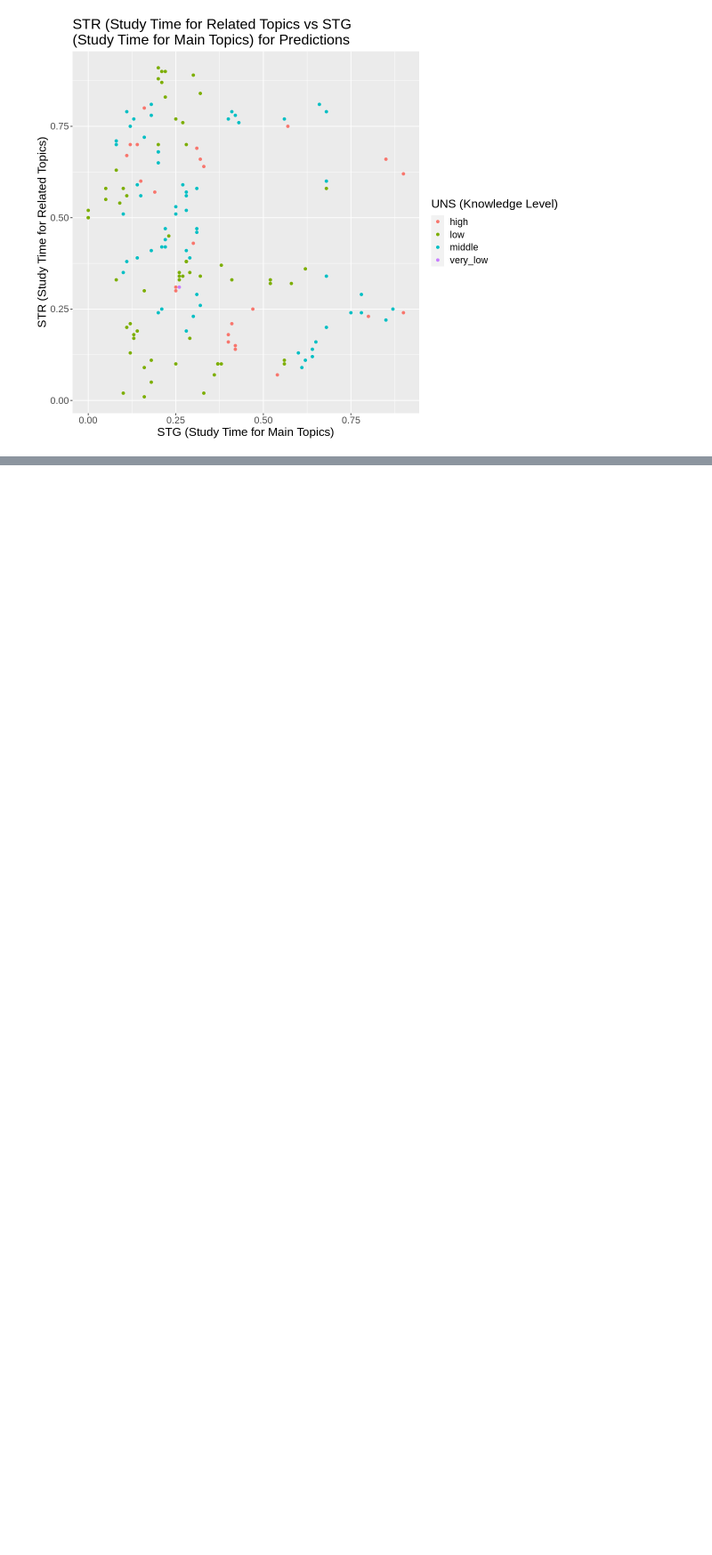
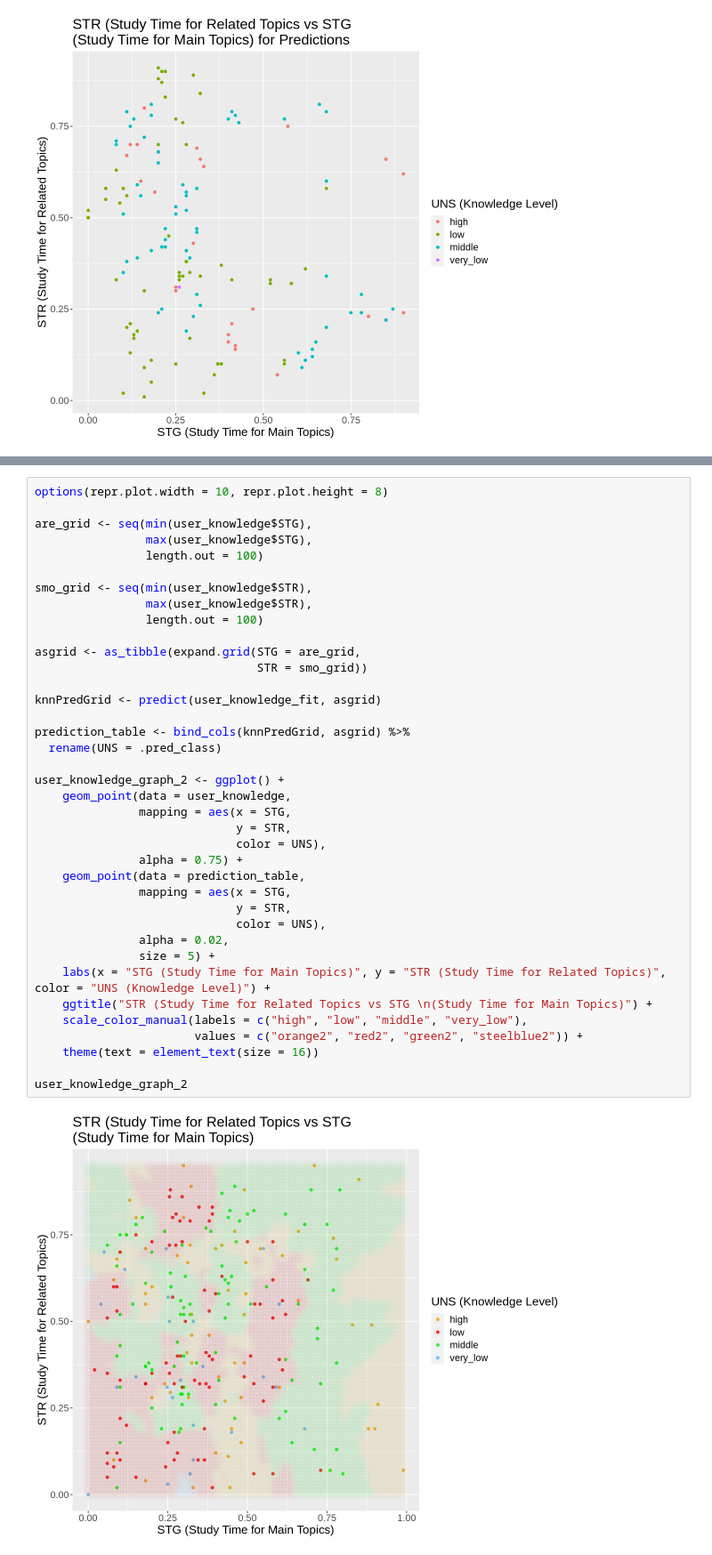
Before and after one commit to Wills-Hao/DSCI-100-project, a Jupyter notebook: final_group_project.ipynb, the cells around one changed output, grey strips where cells are left out. Shown at 89% size. Saved outputs shown, nothing was run; the diff lists cells and outputs as text; blank space fills up the shorter version.

Commit message:
added a graph to discussions

```diff
--- a/final_group_project.ipynb
+++ b/final_group_project.ipynb
@@ -609,0 +614,40 @@ predictions_graph
+# %%
+options(repr.plot.width = 10, repr.plot.height = 8)
+
+are_grid <- seq(min(user_knowledge$STG),
+                max(user_knowledge$STG),
+                length.out = 100)
+
+smo_grid <- seq(min(user_knowledge$STR),
+                max(user_knowledge$STR),
+                length.out = 100)
+
+asgrid <- as_tibble(expand.grid(STG = are_grid,
+                                STR = smo_grid))
+
+knnPredGrid <- predict(user_knowledge_fit, asgrid)
+
+prediction_table <- bind_cols(knnPredGrid, asgrid) %>%
+  rename(UNS = .pred_class)
+
+user_knowledge_graph_2 <- ggplot() +
+    geom_point(data = user_knowledge,
+               mapping = aes(x = STG,
+                             y = STR,
+                             color = UNS),
+               alpha = 0.75) +
+    geom_point(data = prediction_table,
+               mapping = aes(x = STG,
+                             y = STR,
+                             color = UNS),
+               alpha = 0.02,
+               size = 5) +
+    labs(x = "STG (Study Time for Main Topics)", y = "STR (Study Time for Related Topics)", color = "UNS (Knowledge Level)") +
+    ggtitle("STR (Study Time for Related Topics vs STG \n(Study Time for Main Topics)") +
+    scale_color_manual(labels = c("high", "low", "middle", "very_low"),
+                       values = c("orange2", "red2", "green2", "steelblue2")) +
+    theme(text = element_text(size = 16))
+
+user_knowledge_graph_2
+# %% [output]
+[figure, added]
```
Also changed, not shown: parts of 5 cells of this notebook.
